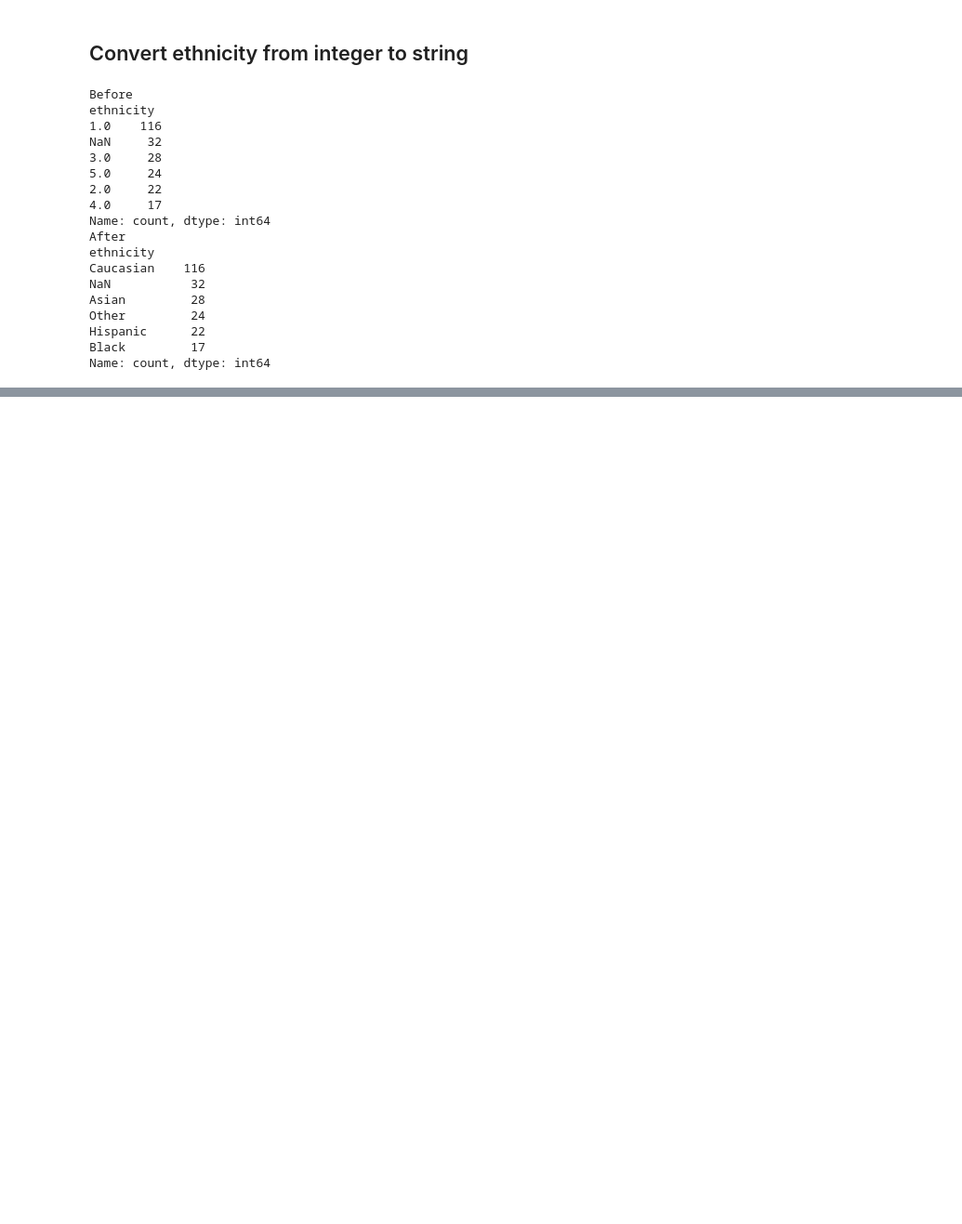
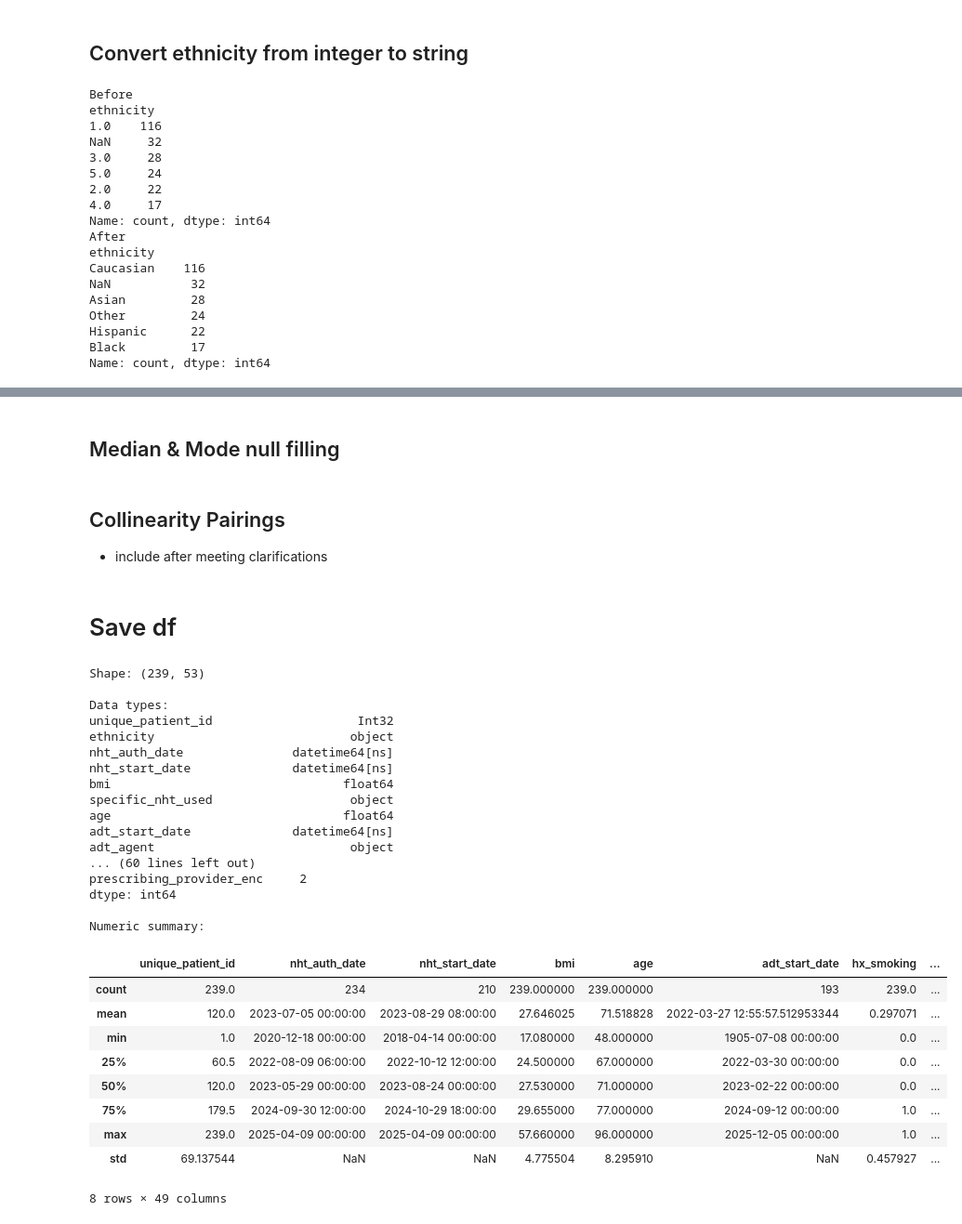
Before and after one commit to kstatham402/170A_Capstone_Project, a Jupyter notebook: notebooks/04_data_cleaning_feature_construction.ipynb, the cells around one changed output, grey strips where cells are left out. Shown at 93% size. Drawn from its saved outputs; the diff is of its cells as text; code cells hidden in the pictures; blank space fills up the shorter version.

```diff
--- a/notebooks/04_data_cleaning_feature_construction.ipynb
+++ b/notebooks/04_data_cleaning_feature_construction.ipynb
@@ -313,0 +384,23 @@ print(f"Shape after cleaning: {df.shape}")
+# %% [markdown]
+## Median & Mode null filling
+# %%
+# Columns to exclude from filling
+exclude_cols = ['bp_meds_post', 'lipid_meds_post', 'dm_meds_post', 'at_risk']
+
+# Numeric columns (excluding specified ones)
+for col in num_cols:
+    if col not in exclude_cols:
+        df[col] = df[col].fillna(df[col].median())
+
+# Binary columns (excluding specified ones)
+for col in binary_cols:
+    if col not in exclude_cols:
+        df[col] = df[col].fillna(df[col].mode()[0])
+
+remove_cols = ['bp_meds_post', 'lipid_meds_post', 'dm_meds_post']
+
+df = df.drop(columns=remove_cols, errors='ignore')
+# %% [markdown]
+## Collinearity Pairings
+
+- include after meeting clarifications
@@ -313,0 +429,36 @@ print(f"Shape after cleaning: {df.shape}")
+# %% [markdown]
+# Save df
+# %%
+print(f"Shape: {df.shape}")
+print(f"\nData types:\n{df.dtypes}")
+print(f"\nMissing values:\n{df.isnull().sum()[df.isnull().sum() > 0]}")
+print(f"\nNumeric summary:")
+df.describe()
+# %% [output]
+Shape: (239, 53)
+
+Data types:
+unique_patient_id                    Int32
+ethnicity                           object
+nht_auth_date               datetime64[ns]
+nht_start_date              datetime64[ns]
+bmi                                float64
+specific_nht_used                   object
+age                                float64
+adt_start_date              datetime64[ns]
+adt_agent                           object
+... (60 lines left out)
+prescribing_provider_enc     2
+dtype: int64
+
+Numeric summary:
+|  | unique_patient_id | nht_auth_date | nht_start_date | bmi | age | adt_start_date | hx_smoking | ... |
+| count | 239.0 | 234 | 210 | 239.000000 | 239.000000 | 193 | 239.0 | ... |
+| mean | 120.0 | 2023-07-05 00:00:00 | 2023-08-29 08:00:00 | 27.646025 | 71.518828 | 2022-03-27 12:55:57.512953344 | 0.297071 | ... |
+| min | 1.0 | 2020-12-18 00:00:00 | 2018-04-14 00:00:00 | 17.080000 | 48.000000 | 1905-07-08 00:00:00 | 0.0 | ... |
+| 25% | 60.5 | 2022-08-09 06:00:00 | 2022-10-12 12:00:00 | 24.500000 | 67.000000 | 2022-03-30 00:00:00 | 0.0 | ... |
+| 50% | 120.0 | 2023-05-29 00:00:00 | 2023-08-24 00:00:00 | 27.530000 | 71.000000 | 2023-02-22 00:00:00 | 0.0 | ... |
+| 75% | 179.5 | 2024-09-30 12:00:00 | 2024-10-29 18:00:00 | 29.655000 | 77.000000 | 2024-09-12 00:00:00 | 1.0 | ... |
+| max | 239.0 | 2025-04-09 00:00:00 | 2025-04-09 00:00:00 | 57.660000 | 96.000000 | 2025-12-05 00:00:00 | 1.0 | ... |
+| std | 69.137544 | NaN | NaN | 4.775504 | 8.295910 | NaN | 0.457927 | ... |
+8 rows × 49 columns
```
Also changed, not shown: parts of 9 cells of this notebook, 8 other files.
